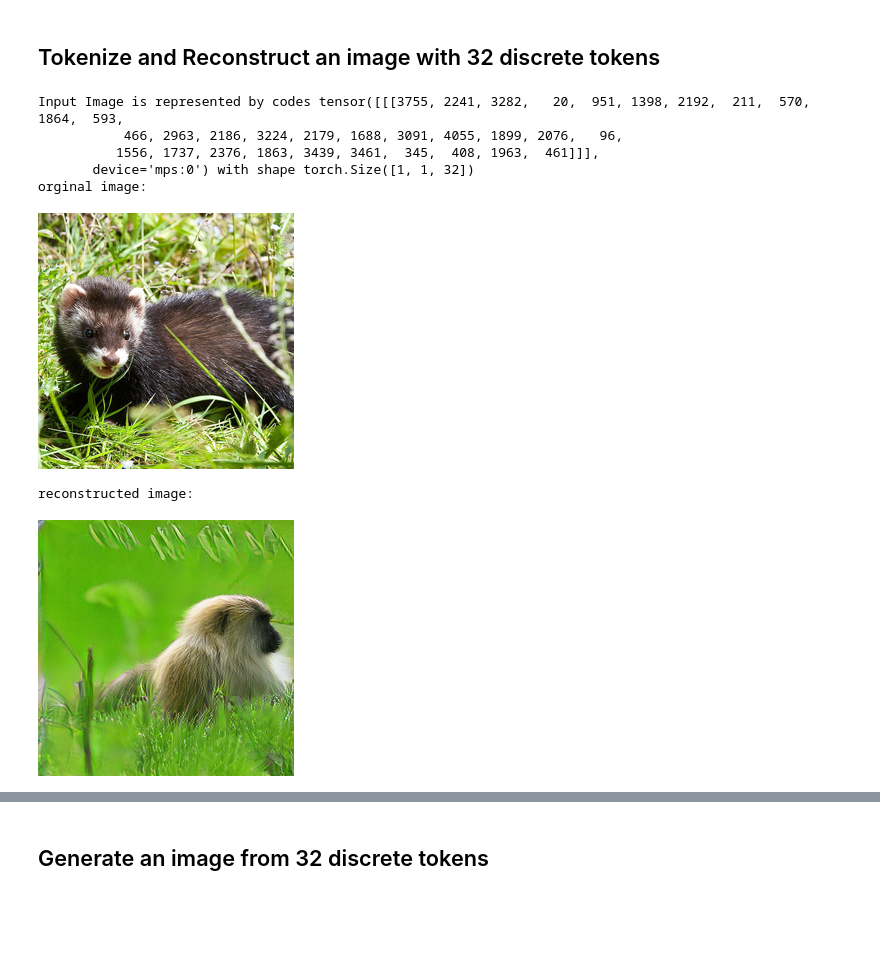
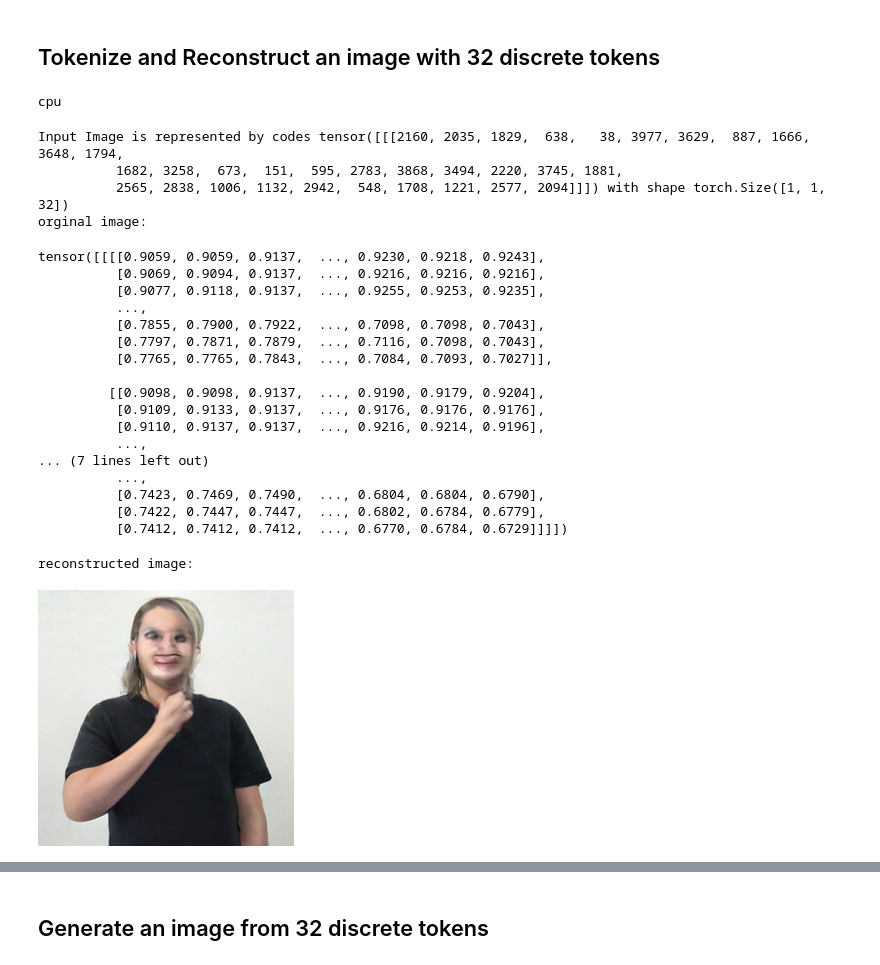
Before and after one commit to tanzheen/SLT_FYP, a Jupyter notebook: final_product/vis_tokenizer/demo.ipynb, the cells around one changed output, grey strips where cells are left out. Saved outputs shown, nothing was run; the diff lists cells and outputs as text; code cells hidden in the pictures; blank space fills up the shorter version.

```diff
--- a/final_product/vis_tokenizer/demo.ipynb
+++ b/final_product/vis_tokenizer/demo.ipynb
@@ -42,7 +39,7 @@ print(config)
 {'experiment': {'tokenizer_checkpoint': 'tokenizer_titok_s128.bin', 'generator_checkpoint': 'generator_titok_s128.bin', 'output_dir': 'titok_s_128'}, 'model': {'vq_model': {'codebook_size': 4096, 'tok ...
 # %%
 # supported tokenizer: [tokenizer_titok_l32_imagenet, tokenizer_titok_b64_imagenet, tokenizer_titok_s128_imagenet]
-titok_tokenizer = TiTok.from_pretrained("yucornetto/tokenizer_titok_s128_imagenet")
+titok_tokenizer = TiTok.from_pretrained("yucornetto/tokenizer_titok_l32_imagenet")
 titok_tokenizer.eval()
 titok_tokenizer.requires_grad_(False)
 # or alternatively, downloads from hf
@@ -104,14 +97,28 @@ device = "mps"
 # %%
+device = "cpu"
 titok_tokenizer = titok_tokenizer.to(device)
 titok_generator = titok_generator.to(device)
 # %% [markdown]
 ## Tokenize and Reconstruct an image with 32 discrete tokens
 # %%
 # Tokenize an Image into 32 discrete tokens
+print(device)
+def tokenize_and_reconstruct(img_path):
+    crop_width = 410
+    image = Image.open(img_path)
 
-def tokenize_and_reconstruct(img_path):
-    original_image = Image.open(img_path)
-    image = torch.from_numpy(np.array(original_image).astype(np.float32)).permute(2, 0, 1).unsqueeze(0) / 255.0
+
+    # Crop the image based on the provided config (center horizontal, lower vertical crop).
+    x_start = int((image.size[0] - crop_width) // 2)
+    x_end = x_start + crop_width
+    y_start = image.size[1] - crop_width
+    y_end = image.size[1]
+    image = image.crop((x_start, y_start, x_end, y_end))
+    # Normalize the image to ImageNet values
+    image = torch.from_numpy(np.array(image).astype(np.float32)).permute(2, 0, 1).unsqueeze(0) / 255.0
+    image = torch.nn.functional.interpolate(image, size=(256, 256), mode='bilinear', align_corners=False)
+    image = image.to(device)
+
     encoded_tokens = titok_tokenizer.encode(image.to(device))[1]["min_encoding_indices"]
     reconstructed_image = titok_tokenizer.decode_tokens(encoded_tokens)
     reconstructed_image = torch.clamp(reconstructed_image, 0.0, 1.0)
@@ -119,20 +126,37 @@ def tokenize_and_reconstruct(img_path):
     reconstructed_image = Image.fromarray(reconstructed_image)
     print(f"Input Image is represented by codes {encoded_tokens} with shape {encoded_tokens.shape}")
     print("orginal image:")
-    display(original_image)
+    display(image)
     print("reconstructed image:")
     display(reconstructed_image)
+# %% [output]
+cpu
 # %%
-tokenize_and_reconstruct("assets/ILSVRC2012_val_00008636.png")
+tokenize_and_reconstruct("assets/000004.jpg")
 # %% [output]
-Input Image is represented by codes tensor([[[3755, 2241, 3282,   20,  951, 1398, 2192,  211,  570, 1864,  593,
-           466, 2963, 2186, 3224, 2179, 1688, 3091, 4055, 1899, 2076,   96,
-          1556, 1737, 2376, 1863, 3439, 3461,  345,  408, 1963,  461]]],
-       device='mps:0') with shape torch.Size([1, 1, 32])
+Input Image is represented by codes tensor([[[2160, 2035, 1829,  638,   38, 3977, 3629,  887, 1666, 3648, 1794,
+          1682, 3258,  673,  151,  595, 2783, 3868, 3494, 2220, 3745, 1881,
+          2565, 2838, 1006, 1132, 2942,  548, 1708, 1221, 2577, 2094]]]) with shape torch.Size([1, 1, 32])
 orginal image:
+tensor([[[[0.9059, 0.9059, 0.9137,  ..., 0.9230, 0.9218, 0.9243],
+          [0.9069, 0.9094, 0.9137,  ..., 0.9216, 0.9216, 0.9216],
+          [0.9077, 0.9118, 0.9137,  ..., 0.9255, 0.9253, 0.9235],
+          ...,
+          [0.7855, 0.7900, 0.7922,  ..., 0.7098, 0.7098, 0.7043],
+          [0.7797, 0.7871, 0.7879,  ..., 0.7116, 0.7098, 0.7043],
+          [0.7765, 0.7765, 0.7843,  ..., 0.7084, 0.7093, 0.7027]],
+
+         [[0.9098, 0.9098, 0.9137,  ..., 0.9190, 0.9179, 0.9204],
+          [0.9109, 0.9133, 0.9137,  ..., 0.9176, 0.9176, 0.9176],
+          [0.9110, 0.9137, 0.9137,  ..., 0.9216, 0.9214, 0.9196],
+          ...,
+... (7 lines left out)
+          ...,
+          [0.7423, 0.7469, 0.7490,  ..., 0.6804, 0.6804, 0.6790],
+          [0.7422, 0.7447, 0.7447,  ..., 0.6802, 0.6784, 0.6779],
+          [0.7412, 0.7412, 0.7412,  ..., 0.6770, 0.6784, 0.6729]]]])
+reconstructed image:
-[figure, old version]
+[figure, new version]
-reconstructed image:
-[figure, removed]
 # %%
 tokenize_and_reconstruct("assets/ILSVRC2012_val_00010240.png")
 # %% [output]
```
Also changed, not shown: parts of 6 cells of this notebook, 23 other files.
